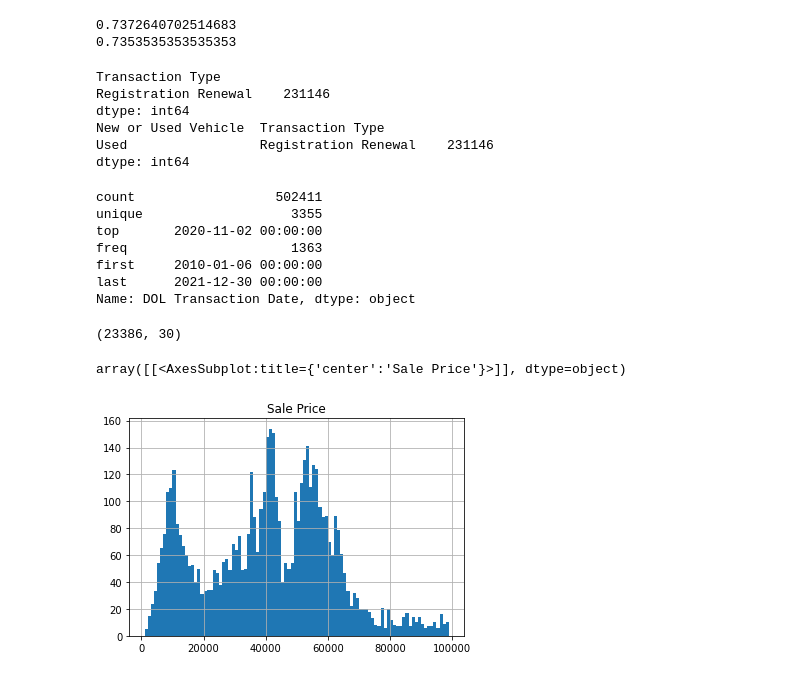
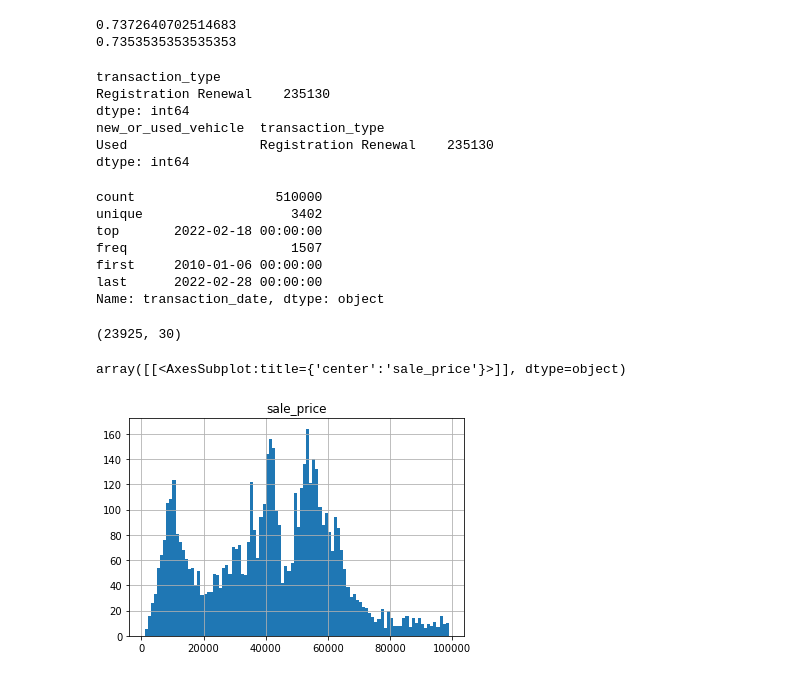
Before and after one commit to s-t-lab/wsdot_evse, a Jupyter notebook: task 2/explore_EV_title_and_registration_activity.ipynb, the cells around one changed output. Drawn from its saved outputs; the diff is of its cells as text; code cells hidden in the pictures.

Commit message:
Code cleaning, enhanced performance, and comments added

```diff
--- a/task 2/explore_EV_title_and_registration_activity.ipynb
+++ b/task 2/explore_EV_title_and_registration_activity.ipynb
@@ -9,7 +9,7 @@ import pandas as pd
 import numpy as np
 import datetime as dt
 # %%
-df = pd.read_csv("data/Electric_Vehicle_Title_and_Registration_Activity.csv", parse_dates=["DOL Transaction Date"])
+df = pd.read_csv("data/vehicles/Electric_Vehicle_Title_and_Registration_Activity.csv", parse_dates=["transaction_date"])
 
 df.head()
 # %% [output]
@@ -83,42 +75,42 @@ print(80808/109890) #derived from title+reg. activity
 0.7372640702514683
 0.7353535353535353
 # %%
-tmp = df[df["Transaction Type"].str.contains("Renewal")]
-print(tmp.groupby("Transaction Type").size())
-print(tmp.groupby(["New or Used Vehicle", "Transaction Type"]).size())
+tmp = df[df["transaction_type"].str.contains("Renewal")]
+print(tmp.groupby("transaction_type").size())
+print(tmp.groupby(["new_or_used_vehicle", "transaction_type"]).size())
 # %% [output]
-Transaction Type
-Registration Renewal    231146
+transaction_type
+Registration Renewal    235130
 dtype: int64
-New or Used Vehicle  Transaction Type
-Used                 Registration Renewal    231146
+new_or_used_vehicle  transaction_type
+Used                 Registration Renewal    235130
 dtype: int64
 # %%
 date_range = [dt.datetime(y,m,1) for y in range(2010,2023) for m in range(1,13)]
 
-df["DOL Transaction Date"].describe()
+df["transaction_date"].describe()
 #date_range
 # %% [output]
-count                  502411
-unique                   3355
-top       2020-11-02 00:00:00
-freq                     1363
+count                  510000
+unique                   3402
+top       2022-02-18 00:00:00
+freq                     1507
 first     2010-01-06 00:00:00
-last      2021-12-30 00:00:00
-Name: DOL Transaction Date, dtype: object
+last      2022-02-28 00:00:00
+Name: transaction_date, dtype: object
 # %%
 # df_plot = df
-df_plot = df[df["County"] == "Pierce"]
+df_plot = df[df["county"] == "Pierce"]
 # df_plot = df[df["Zip"] == 98119]
-df_plot = df_plot[df_plot["Clean Alternative Fuel Vehicle Type"]=="Battery Electric Vehicle (BEV)"]
+df_plot = df_plot[df_plot["electric_vehicle_type"]=="Battery Electric Vehicle (BEV)"]
 df_plot.shape
 # %% [output]
-(23386, 30)
+(23925, 30)
 # %%
 # df_plot.hist("DOL Transaction Date", by="Zip", bins=date_range, figsize=(18,5))
 # df_plot[df_plot["Zip"] < 98300].hist("DOL Transaction Date", by="Zip", bins=date_range, figsize=(18,5))
-df_plot[df_plot["Sale Price"]>0].hist("Sale Price", bins=range(1000,100000,1000))
+df_plot[df_plot["sale_price"]>0].hist("sale_price", bins=range(1000,100000,1000))
 # %% [output]
-array([[<AxesSubplot:title={'center':'Sale Price'}>]], dtype=object)
+array([[<AxesSubplot:title={'center':'sale_price'}>]], dtype=object)
-[figure, old version]
+[figure, new version]
 # %%
```
Also changed, not shown: parts of 7 cells of this notebook, 7 other files.
